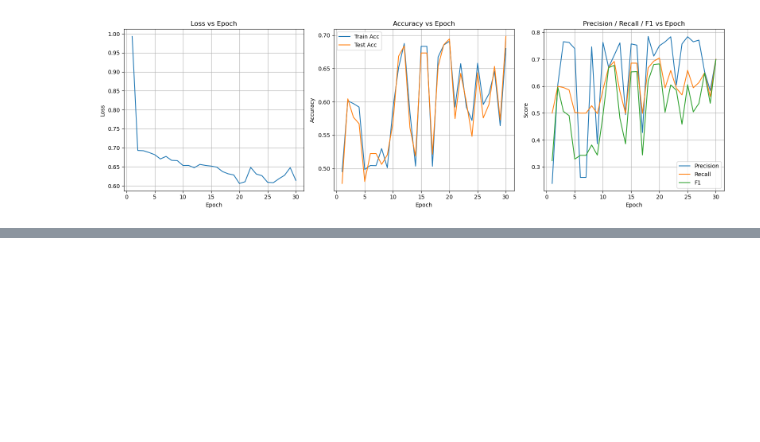
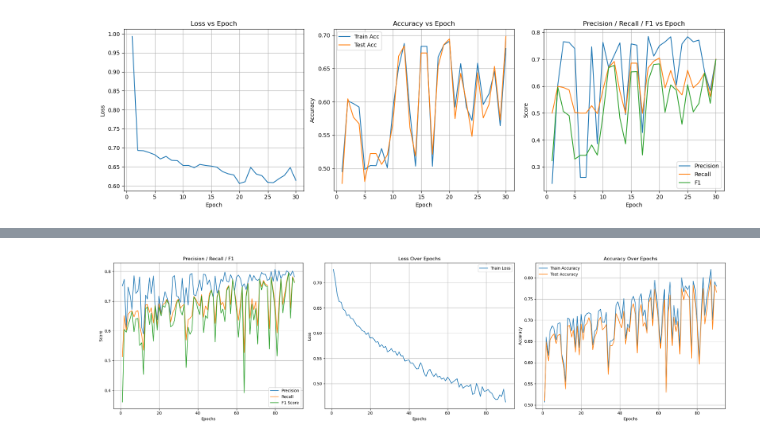
Before and after one commit to sania8/ProgrammingAndMathsforAI, a Jupyter notebook: Experimentwithnewarchitecture.ipynb, the cells around one changed output, grey strips where cells are left out. Saved outputs shown, nothing was run; the diff lists cells and outputs as text; code cells hidden in the pictures; blank space fills up the shorter version.

```diff
--- a/Experimentwithnewarchitecture.ipynb
+++ b/Experimentwithnewarchitecture.ipynb
@@ -414,0 +463,47 @@ plot_metrics(history)
+# %%
+import matplotlib.pyplot as plt
+
+epochs = range(1, len(history["loss"]) + 1)
+
+plt.figure(figsize=(22, 6))
+
+# ---------------------------------------------------------
+# 1. Precision, Recall, F1
+# ---------------------------------------------------------
+plt.subplot(1, 3, 1)
+plt.plot(epochs, history["precision"], label='Precision')
+plt.plot(epochs, history["recall"], label='Recall')
+plt.plot(epochs, history["f1"], label='F1 Score')
+plt.xlabel("Epochs")
+plt.ylabel("Score")
+plt.title("Precision / Recall / F1")
+plt.legend()
+plt.grid(True)
+
+# ---------------------------------------------------------
+# 2. Loss
+# ---------------------------------------------------------
+plt.subplot(1, 3, 2)
+plt.plot(epochs, history["loss"], label='Train Loss')
+plt.xlabel("Epochs")
+plt.ylabel("Loss")
+plt.title("Loss Over Epochs")
+plt.legend()
+plt.grid(True)
+
+# ---------------------------------------------------------
+# 3. Accuracy
+# ---------------------------------------------------------
+plt.subplot(1, 3, 3)
+plt.plot(epochs, history["train_acc"], label='Train Accuracy')
+plt.plot(epochs, history["test_acc"], label='Test Accuracy')
+plt.xlabel("Epochs")
+plt.ylabel("Accuracy")
+plt.title("Accuracy Over Epochs")
+plt.legend()
+plt.grid(True)
+
+plt.tight_layout()
+plt.show()
+# %% [output]
+[figure, added]
```
Also changed, not shown: parts of 8 cells of this notebook.
